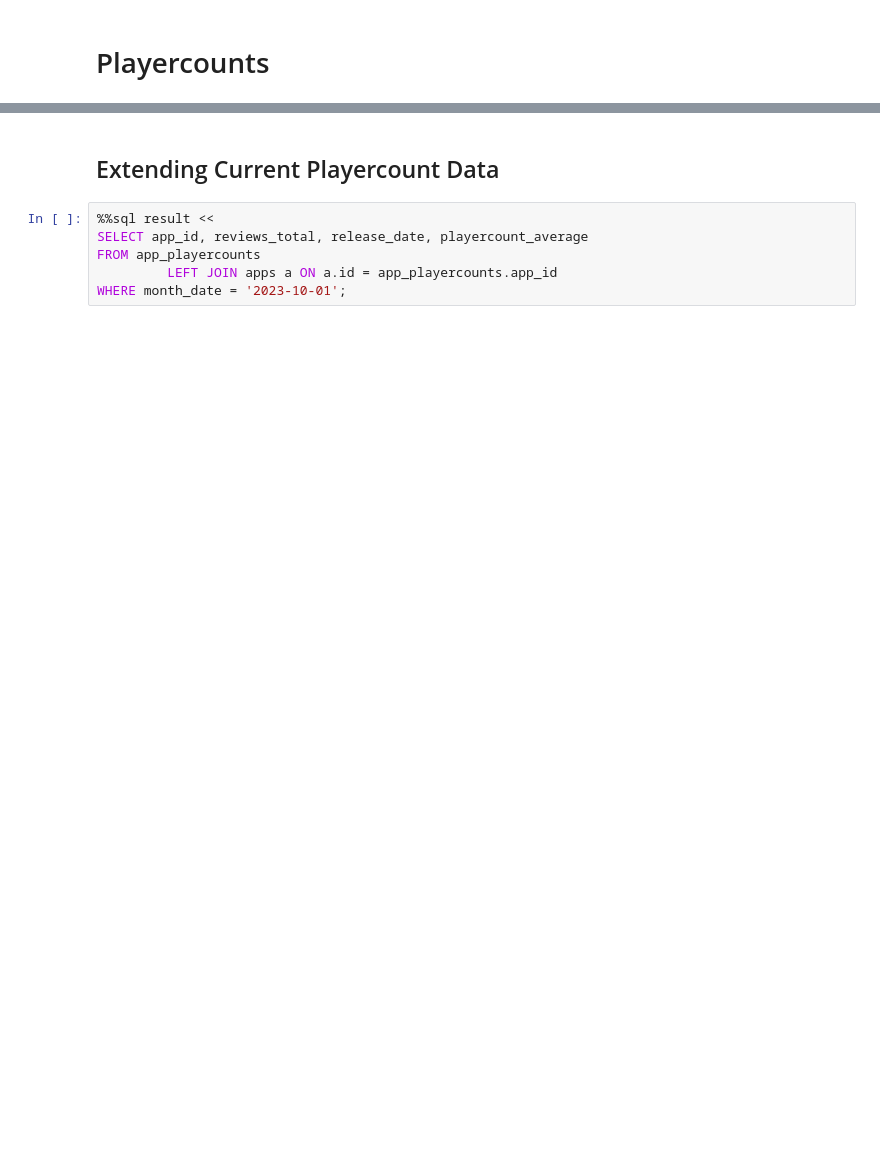
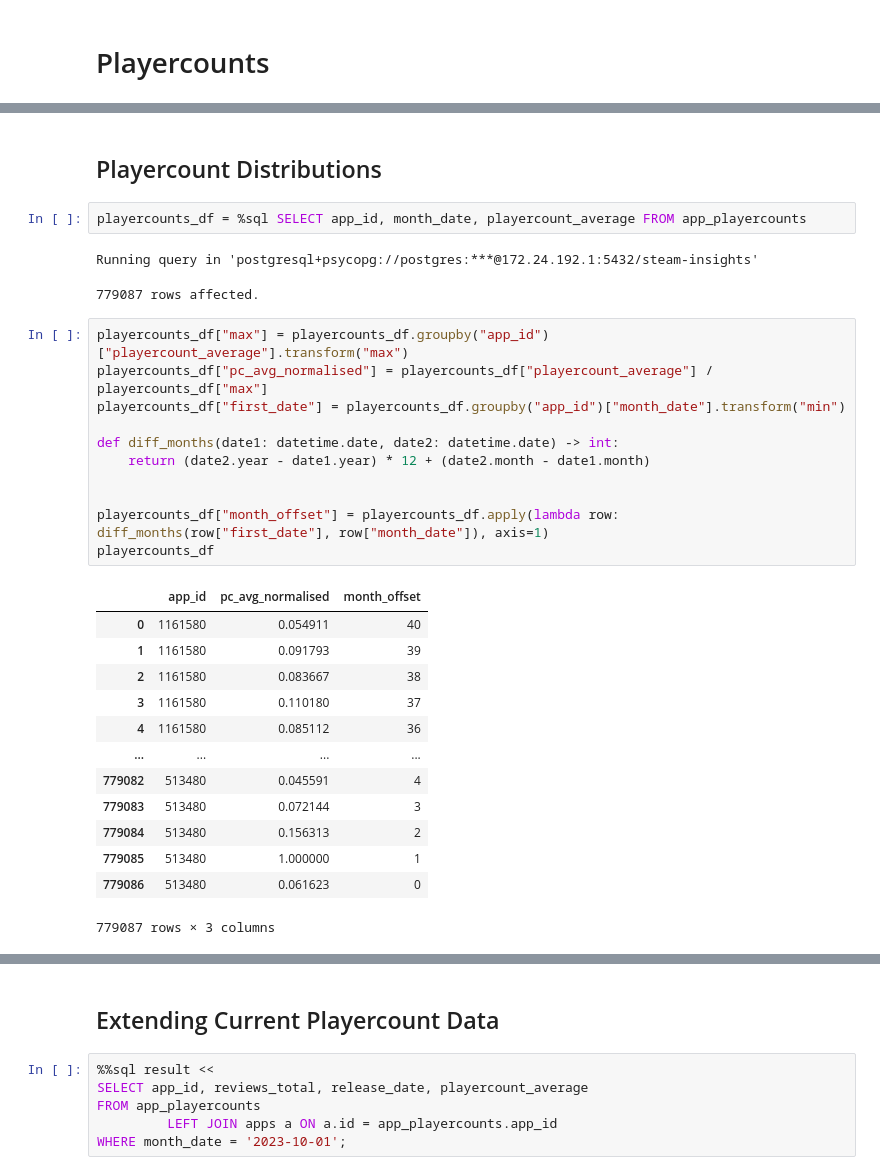
Before and after one commit to aritmos/steam-explorer, a Jupyter notebook: src/book/notebooks/playercount.ipynb, the cells around one changed output, grey strips where cells are left out. Cells and saved outputs as stored; diff of their text form; blank space fills up the shorter version.

```diff
--- a/src/book/notebooks/playercount.ipynb
+++ b/src/book/notebooks/playercount.ipynb
@@ -7,0 +12,32 @@
+# %% [markdown]
+## Playercount Distributions
+# %%
+playercounts_df = %sql SELECT app_id, month_date, playercount_average FROM app_playercounts
+# %% [output]
+Running query in 'postgresql+psycopg://postgres:***@172.24.192.1:5432/steam-insights'
+779087 rows affected.
+# %%
+playercounts_df["max"] = playercounts_df.groupby("app_id")["playercount_average"].transform("max")
+playercounts_df["pc_avg_normalised"] = playercounts_df["playercount_average"] / playercounts_df["max"]
+playercounts_df["first_date"] = playercounts_df.groupby("app_id")["month_date"].transform("min")
+
+def diff_months(date1: datetime.date, date2: datetime.date) -> int:
+    return (date2.year - date1.year) * 12 + (date2.month - date1.month)
+
+
+playercounts_df["month_offset"] = playercounts_df.apply(lambda row: diff_months(row["first_date"], row["month_date"]), axis=1)
+playercounts_df
+# %% [output]
+|  | app_id | pc_avg_normalised | month_offset |
+| 0 | 1161580 | 0.054911 | 40 |
+| 1 | 1161580 | 0.091793 | 39 |
+| 2 | 1161580 | 0.083667 | 38 |
+| 3 | 1161580 | 0.110180 | 37 |
+| 4 | 1161580 | 0.085112 | 36 |
+| ... | ... | ... | ... |
+| 779082 | 513480 | 0.045591 | 4 |
+| 779083 | 513480 | 0.072144 | 3 |
+| 779084 | 513480 | 0.156313 | 2 |
+| 779085 | 513480 | 1.000000 | 1 |
+| 779086 | 513480 | 0.061623 | 0 |
+779087 rows × 3 columns
```
Also changed, not shown: parts of 5 cells of this notebook, 5 other files.
